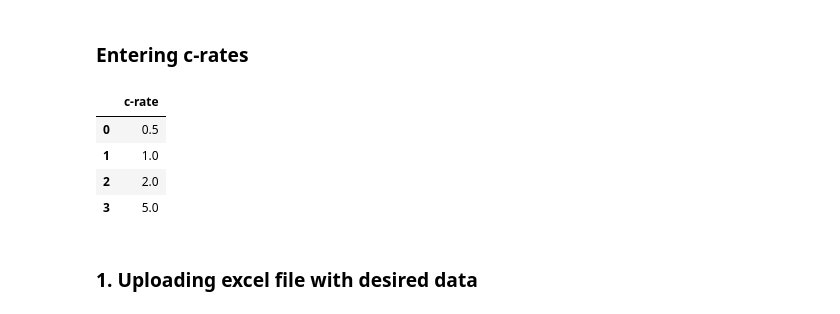
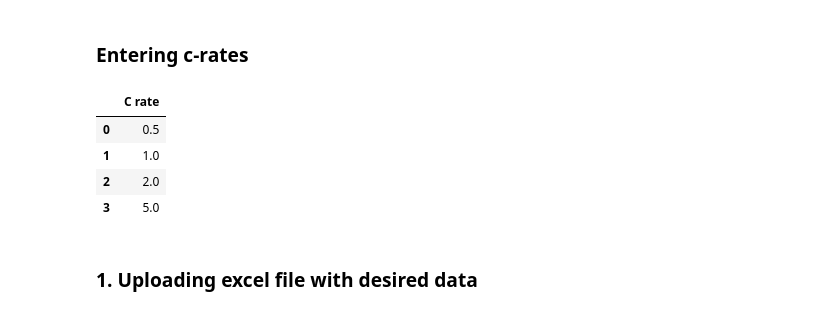
Before and after one commit to BatteryDesign/BatteryRateCap, a Jupyter notebook: Data_Conversion_v1.ipynb, the cells around one changed output. Drawn from its saved outputs; the diff is of its cells as text; code cells hidden in the pictures.

```diff
--- a/Data_Conversion_v1.ipynb
+++ b/Data_Conversion_v1.ipynb
@@ -27,13 +27,13 @@ def potential_rate(n):
 # %% [markdown]
 ### Entering c-rates
 # %%
-rates = { "c-rate": [0.5, 1.0, 2.0, 5.0]}
+rates = { "C rate": [0.5, 1.0, 2.0, 5.0]}
 
 df_rates = pd.DataFrame(rates)
 
 df_rates
 # %% [output]
-|  | c-rate |
+|  | C rate |
 | 0 | 0.5 |
 | 1 | 1.0 |
 | 2 | 2.0 |
```
Also changed, not shown: parts of 31 cells of this notebook.
